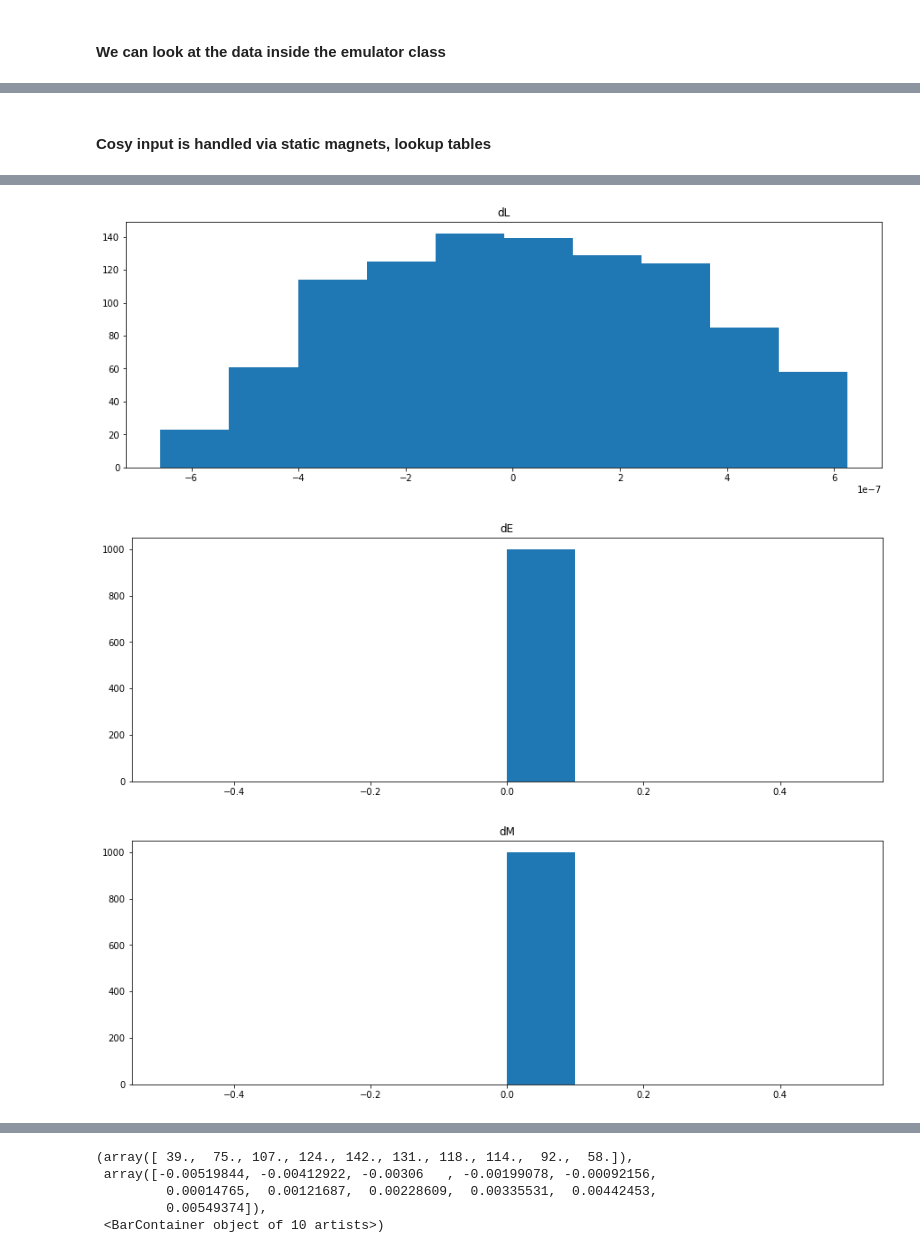
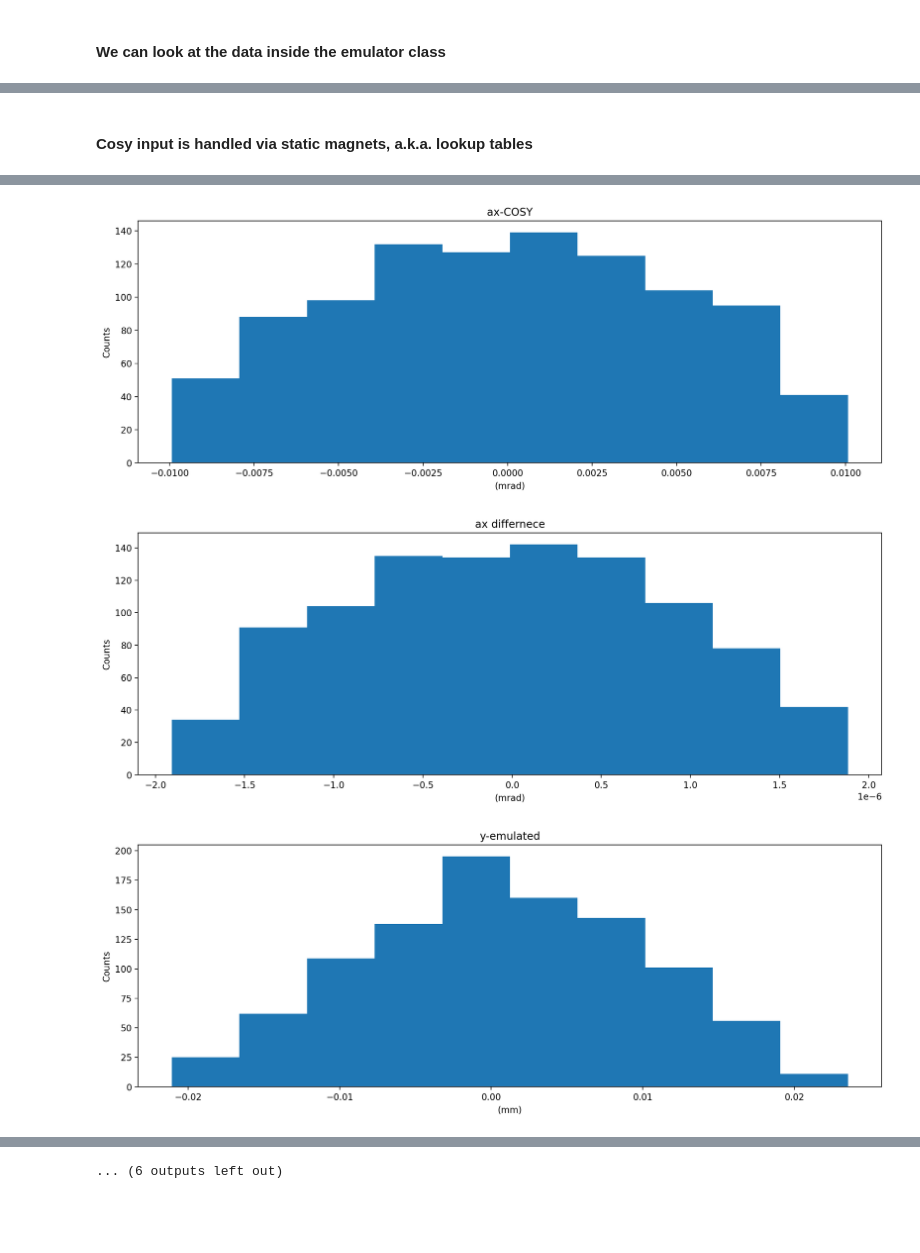
Before and after one commit to diogenes1991/RBMSecar, a Jupyter notebook: Emulator/RBM.ipynb, the cells around one changed output, grey strips where cells are left out. Saved outputs shown, nothing was run; the diff lists cells and outputs as text; code cells hidden in the pictures; blank space fills up the shorter version.

```diff
--- a/Emulator/RBM.ipynb
+++ b/Emulator/RBM.ipynb
@@ -134,10 +142,13 @@ plt.show()
 nEmulators = 7
 Emulators  = [ Emulator(scales,big_matrix,3*i+3) for i in range(nEmulators) ]
 error_matrix = [ [ error(Emulators[i](scales[j]),big_matrix[j]) for j in range(len(scales)) ] for i in range(nEmulators) ]
+
+fig, ax = plt.subplots(dpi=200)
+fig.patch.set_facecolor('white')
 for i in range(nEmulators):
-    plt.semilogy(scales,error_matrix[i],label="numpc = "+str(3*i+3))
+    ax.semilogy(scales,error_matrix[i],label="numpc = "+str(3*i+3))
 plt.xlabel("scale")
-plt.ylabel(r'$\sqrt{\int ||Emulated - Data||^2}$')
+plt.ylabel(r'$\sqrt{\sum ||Emulated - Data||^2}$')
 plt.title("Error plot")
 plt.legend()
 plt.show()
@@ -230,5 +262,5 @@ dynamic_magnets = [
 dynamic_secar = SECAR(magnets=dynamic_magnets)
 # %% [markdown]
-<h4> Cosy input is handled via static magnets, lookup tables </h4>
+<h4> Cosy input is handled via static magnets, a.k.a. lookup tables </h4>
 # %%
 ''' Static Magents require a single lookup magnet file '''
@@ -266,11 +298,39 @@ emul_beams_out = dynamic_secar.emulate(rays=rays,currents=currents)
 hfid_beams_out = static_secar.emulate(rays=rays,currents=currents)
 
 ''' Display deviations '''
-chars = ["x", "ax", "y", "ay", "dL", "dE", "dM", "dZ"]
+chars = [ {"title" : "x", "unit":"(mm)"},
+          {"title": "ax", "unit":"(mrad)"},
+          {"title": "y", "unit":"(mm)"},
+          {"title": "ay", "unit":"(mrad)"},
+          {"title": "dL", "unit":"(mm)"},
+          {"title": "dE", "unit":"(%)"},
+        ]
 for i in range(len(chars)):
-    plt.hist(emul_beams_out.transpose()[i]-hfid_beams_out.transpose()[i])
-    plt.title(chars[i])
+
+    ''' Emulated '''
+    fig, ax = plt.subplots(dpi=200)
+    fig.patch.set_facecolor('white')
+    ax.hist(emul_beams_out.transpose()[i])
+    plt.title(chars[i]["title"]+"-emulated")
+    plt.ylabel("Counts")
+    plt.xlabel(chars[i]["unit"])
     plt.show()
 
-plt.hist(emul_beams_out.transpose()[0])
+    ''' High-Fidelity '''
+    fig, ax = plt.subplots(dpi=200)
+    fig.patch.set_facecolor('white')
+    ax.hist(hfid_beams_out.transpose()[i])
+    plt.title(chars[i]["title"]+"-COSY")
+    plt.ylabel("Counts")
+    plt.xlabel(chars[i]["unit"])
+    plt.show()
+
+    ''' Plot the difference '''
+    fig, ax = plt.subplots(dpi=200)
+    fig.patch.set_facecolor('white')
+    ax.hist(emul_beams_out.transpose()[i]-hfid_beams_out.transpose()[i])
+    plt.title(chars[i]["title"]+" differnece")
+    plt.ylabel("Counts")
+    plt.xlabel(chars[i]["unit"])
+    plt.show()
 # %% [output]
@@ -281,3 +341,3 @@ plt.hist(emul_beams_out.transpose()[0])
-[figure, old version]
+[figure, new version]
-[figure, old version]
+[figure, new version]
-[figure, old version]
+[figure, new version]
@@ -285,5 +349 @@ plt.hist(emul_beams_out.transpose()[0])
-(array([ 39.,  75., 107., 124., 142., 131., 118., 114.,  92.,  58.]),
- array([-0.00519844, -0.00412922, -0.00306   , -0.00199078, -0.00092156,
-         0.00014765,  0.00121687,  0.00228609,  0.00335531,  0.00442453,
-         0.00549374]),
- <BarContainer object of 10 artists>)
+... (6 outputs left out)
```
Also changed, not shown: parts of 21 cells of this notebook.
